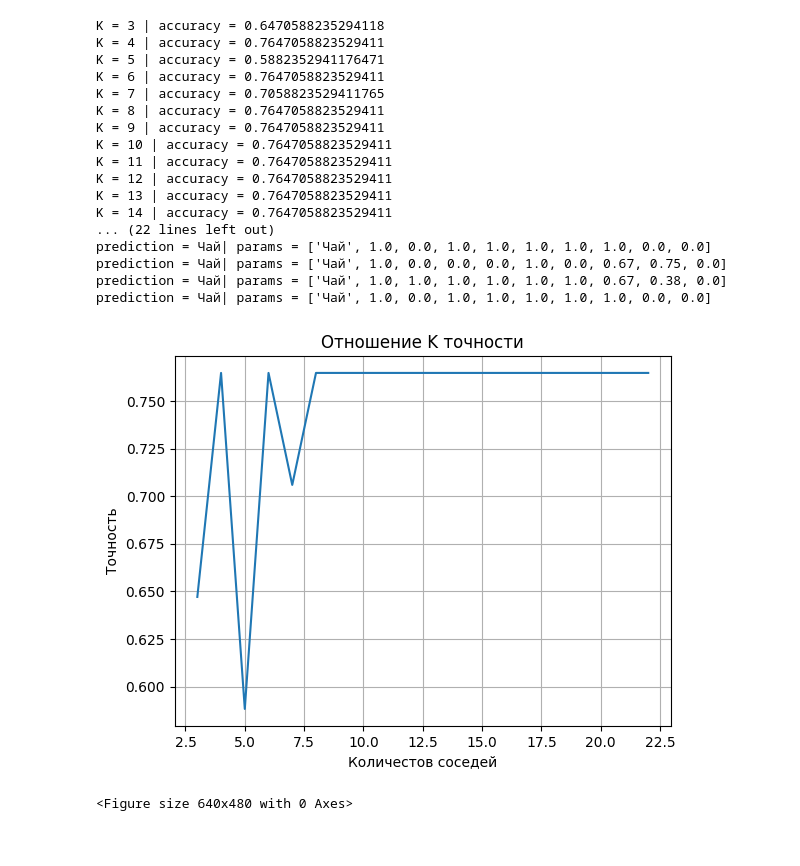
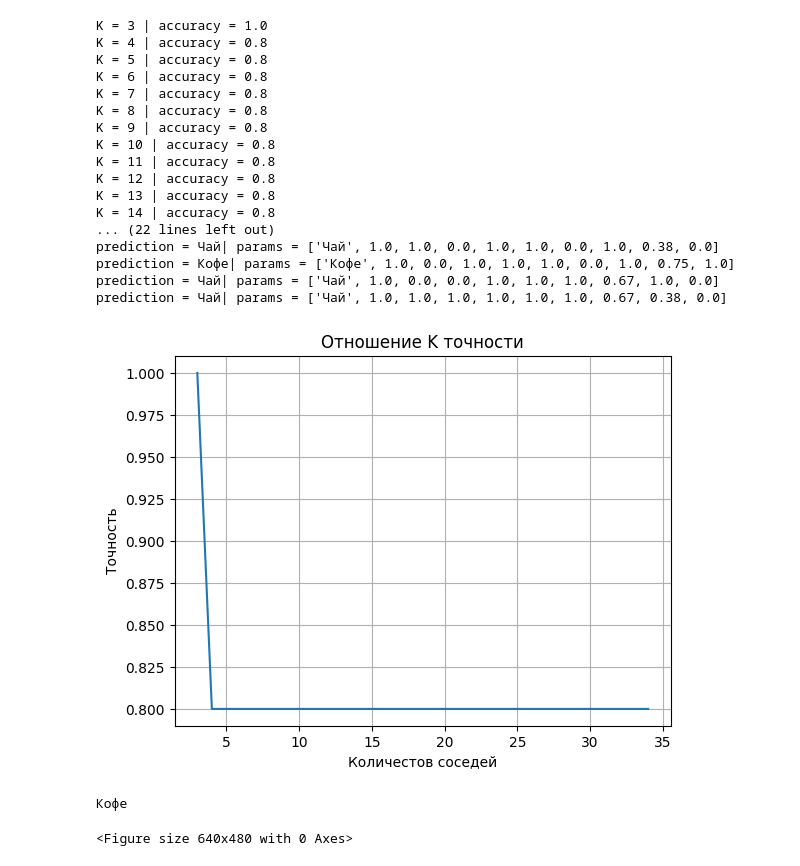
Before and after one commit to Igwhore/kNN_Python_WithoutLib, a Jupyter notebook: Untitled0.ipynb, the cells around one changed output. Saved outputs shown, nothing was run; the diff lists cells and outputs as text; code cells hidden in the pictures.

```diff
--- a/Untitled0.ipynb
+++ b/Untitled0.ipynb
@@ -1,6 +1,12 @@
 # %% [markdown]
 <a href="https://colab.research.google.com/github/Igwhore/kNN_Python_WithoutLib/blob/main/Untitled0.ipynb" target="_parent"><img src="https://colab.research.google.com/assets/colab-badge.svg" alt="Open In Colab"/></a>
 # %%
+import numpy as np
+import pandas as pd
+import math
+import random
+import matplotlib.pyplot as plt
+
 def working_with_data(p):
   df = pd.read_csv(p)
   discrete_values = [0,1]
@@ -25,11 +31,11 @@ def euclidean_distance(d1, d2):
 def manheton_distance(d1, d2):
   distance = 0
   for i in range(1, len(d1)):
-    distance += math.abc((d1[i] - d2[i]))
+    distance += abs((d1[i] - d2[i]))
   return distance
 
 def get_neighbors(training_data, test_data, k=2):
-  distances = [(training_data[i], euclidean_distance_free(training_data[i], test_data))
+  distances = [(training_data[i], euclidean_distance(training_data[i], test_data))
                   for i in range (len(training_data))]
   distances.sort(key=lambda elem: elem[1])
   neighbors = [distances[i][0] for i in range (k)]
@@ -77,7 +83,6 @@ def get_accuracy_list(x_train_list, x_test_list):
     predictions = []
     for i in range (len(x_test_list)):
       result = get_neighbors(x_train_list, x_test_list[i], k=j)
-      #print(_prediction(result))
       predictions.append(prediction(result))
     accuracy_list[j] = accuracy(x_test_list, predictions)
   return accuracy_list
@@ -87,53 +92,53 @@ def get_optimal_k(date):
 
 
 def create_plot(x_pos, accuracy_list):
   plt.plot(x_pos, accuracy_list)
   plt.title('Отношение K точности')
   plt.xlabel('Количестов соседей')
   plt.ylabel('Точность')
   plt.grid(True)
   plt.show()
   plt.clf()
 
-import numpy as np
-import pandas as pd
-import math
-import random
-import matplotlib.pyplot as plt
 
 %matplotlib inline
 data = working_with_data('data.csv')
 
-x_train_list, x_test_list = train_test(data.values.tolist(), 0.4)
+x_train_list, x_test_list = train_test(data.values.tolist(), 0.1)
 result = get_accuracy_list(x_train_list, x_test_list)
 for key, value in result.items():
   print(f'K = {key} | accuracy = {value}')
 
 print(f'Оптимальное количество соседей: {get_optimal_k(result)}')
 
 for i in range (len(x_test_list)):
   res = get_neighbors(x_train_list, x_test_list[i], k=get_optimal_k(result))
   print(f'prediction = {prediction(res)}| params = {x_test_list[i]}')
 
 data.head(20)
 create_plot(result.keys(), result.values())
+
+#Тестируем для всех
+testD = ['Кофе', 1.0, 0.0, 1.0, 1.0, 1.0, 0.0, 1.0, 1.0, 0.33]
+print(f'{prediction(get_neighbors(data.values.tolist(), testD, k=get_optimal_k(result)))}')
 # %% [output]
-K = 3 | accuracy = 0.6470588235294118
-K = 4 | accuracy = 0.7647058823529411
-K = 5 | accuracy = 0.5882352941176471
-K = 6 | accuracy = 0.7647058823529411
-K = 7 | accuracy = 0.7058823529411765
-K = 8 | accuracy = 0.7647058823529411
-K = 9 | accuracy = 0.7647058823529411
-K = 10 | accuracy = 0.7647058823529411
-K = 11 | accuracy = 0.7647058823529411
-K = 12 | accuracy = 0.7647058823529411
-K = 13 | accuracy = 0.7647058823529411
-K = 14 | accuracy = 0.7647058823529411
+K = 3 | accuracy = 1.0
+K = 4 | accuracy = 0.8
+K = 5 | accuracy = 0.8
+K = 6 | accuracy = 0.8
+K = 7 | accuracy = 0.8
+K = 8 | accuracy = 0.8
+K = 9 | accuracy = 0.8
+K = 10 | accuracy = 0.8
+K = 11 | accuracy = 0.8
+K = 12 | accuracy = 0.8
+K = 13 | accuracy = 0.8
+K = 14 | accuracy = 0.8
 ... (22 lines left out)
-prediction = Чай| params = ['Чай', 1.0, 0.0, 1.0, 1.0, 1.0, 1.0, 1.0, 0.0, 0.0]
-prediction = Чай| params = ['Чай', 1.0, 0.0, 0.0, 0.0, 1.0, 0.0, 0.67, 0.75, 0.0]
+prediction = Чай| params = ['Чай', 1.0, 1.0, 0.0, 1.0, 1.0, 0.0, 1.0, 0.38, 0.0]
+prediction = Кофе| params = ['Кофе', 1.0, 0.0, 1.0, 1.0, 1.0, 0.0, 1.0, 0.75, 1.0]
+prediction = Чай| params = ['Чай', 1.0, 0.0, 0.0, 1.0, 1.0, 1.0, 0.67, 1.0, 0.0]
 prediction = Чай| params = ['Чай', 1.0, 1.0, 1.0, 1.0, 1.0, 1.0, 0.67, 0.38, 0.0]
-prediction = Чай| params = ['Чай', 1.0, 0.0, 1.0, 1.0, 1.0, 1.0, 1.0, 0.0, 0.0]
-[figure, old version]
+[figure, new version]
-<Figure size 640x480 with 0 Axes>
+Кофе
+<Figure size 640x480 with 0 Axes>
```
